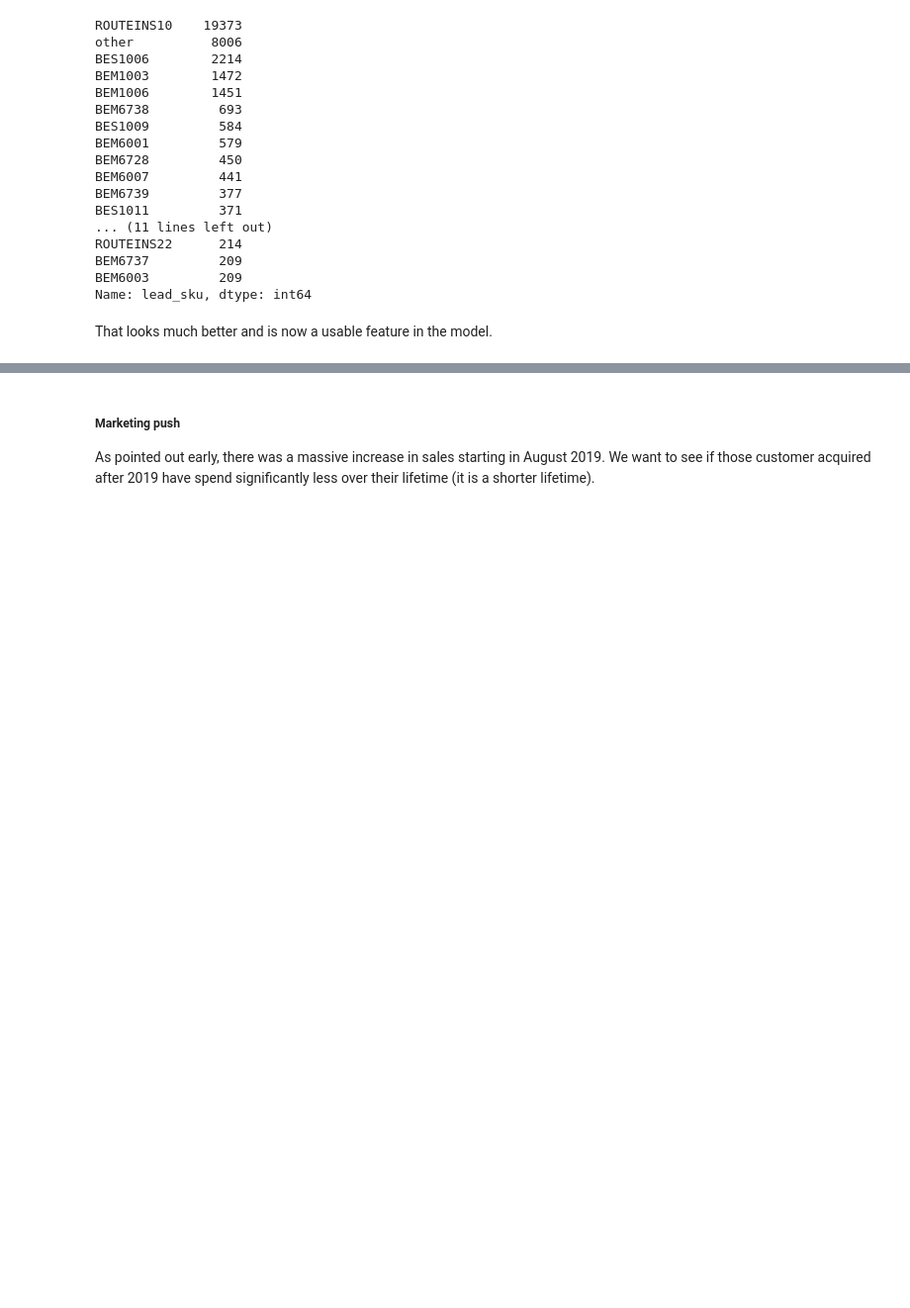
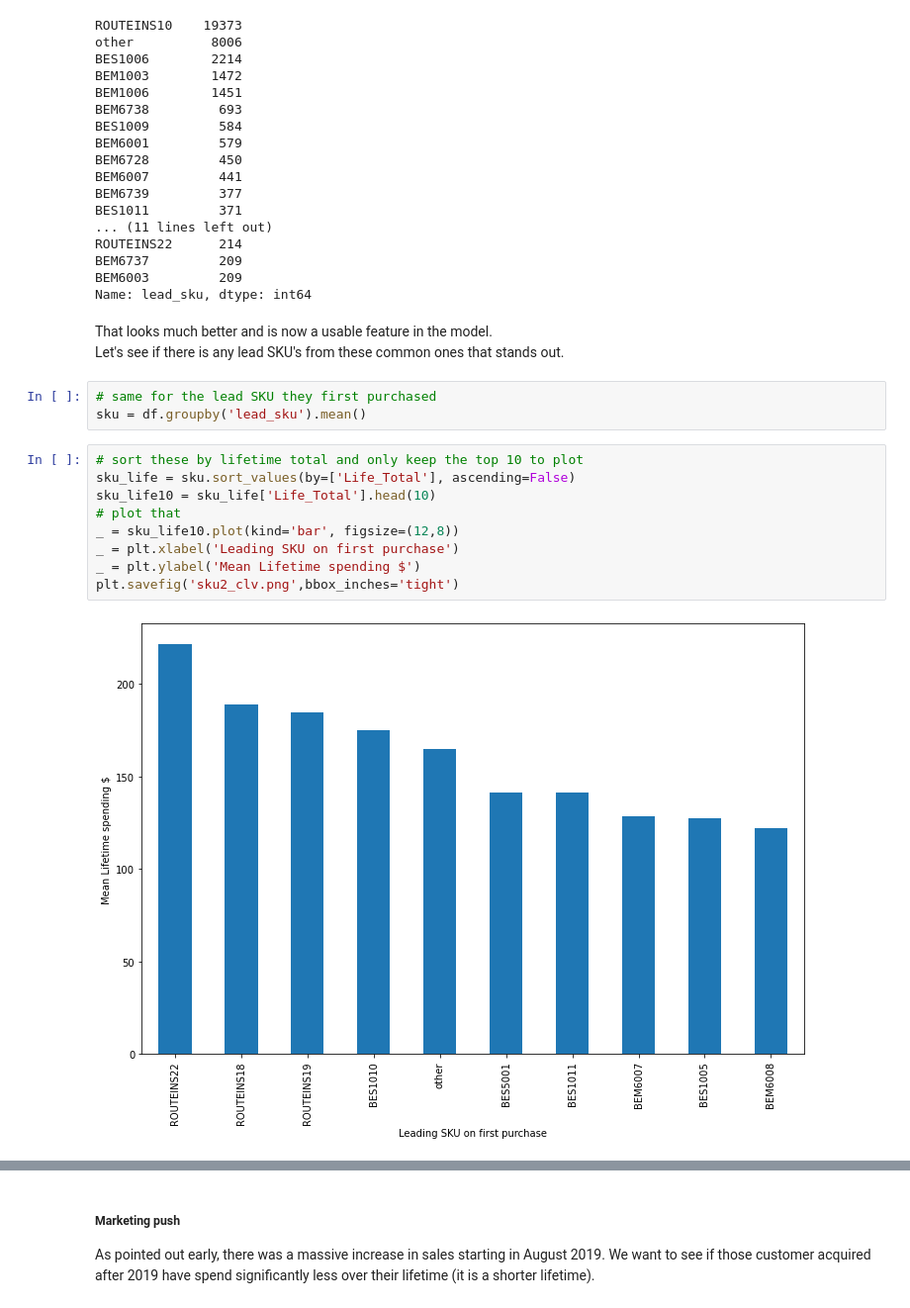
Before and after one commit to shahinrostami/Shopify-CLV, a Jupyter notebook: Cap2_EDA.ipynb, the cells around one changed output, grey strips where cells are left out. Shown at 99% size. Cells and saved outputs as stored; diff of their text form; blank space fills up the shorter version.

```diff
--- a/Cap2_EDA.ipynb
+++ b/Cap2_EDA.ipynb
@@ -554,4 +566,19 @@ BEM6737         209
 BEM6003         209
 Name: lead_sku, dtype: int64
 # %% [markdown]
-That looks much better and is now a usable feature in the model.
+That looks much better and is now a usable feature in the model. <br>
+Let's see if there is any lead SKU's from these common ones that stands out.
+# %%
+# same for the lead SKU they first purchased
+sku = df.groupby('lead_sku').mean()
+# %%
+# sort these by lifetime total and only keep the top 10 to plot
+sku_life = sku.sort_values(by=['Life_Total'], ascending=False)
+sku_life10 = sku_life['Life_Total'].head(10)
+# plot that
+_ = sku_life10.plot(kind='bar', figsize=(12,8))
+_ = plt.xlabel('Leading SKU on first purchase')
+_ = plt.ylabel('Mean Lifetime spending $')
+plt.savefig('sku2_clv.png',bbox_inches='tight')
+# %% [output]
+[figure, added]
```
Also changed, not shown: parts of 19 cells of this notebook.
